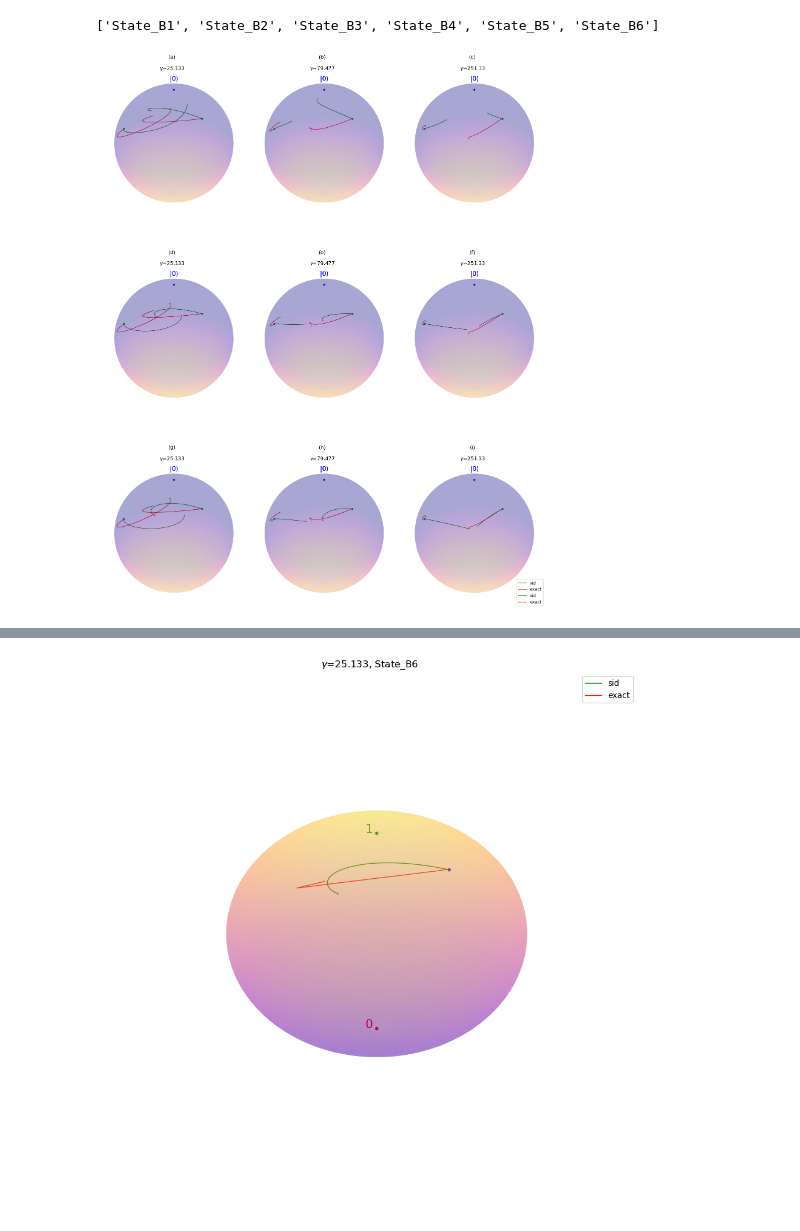
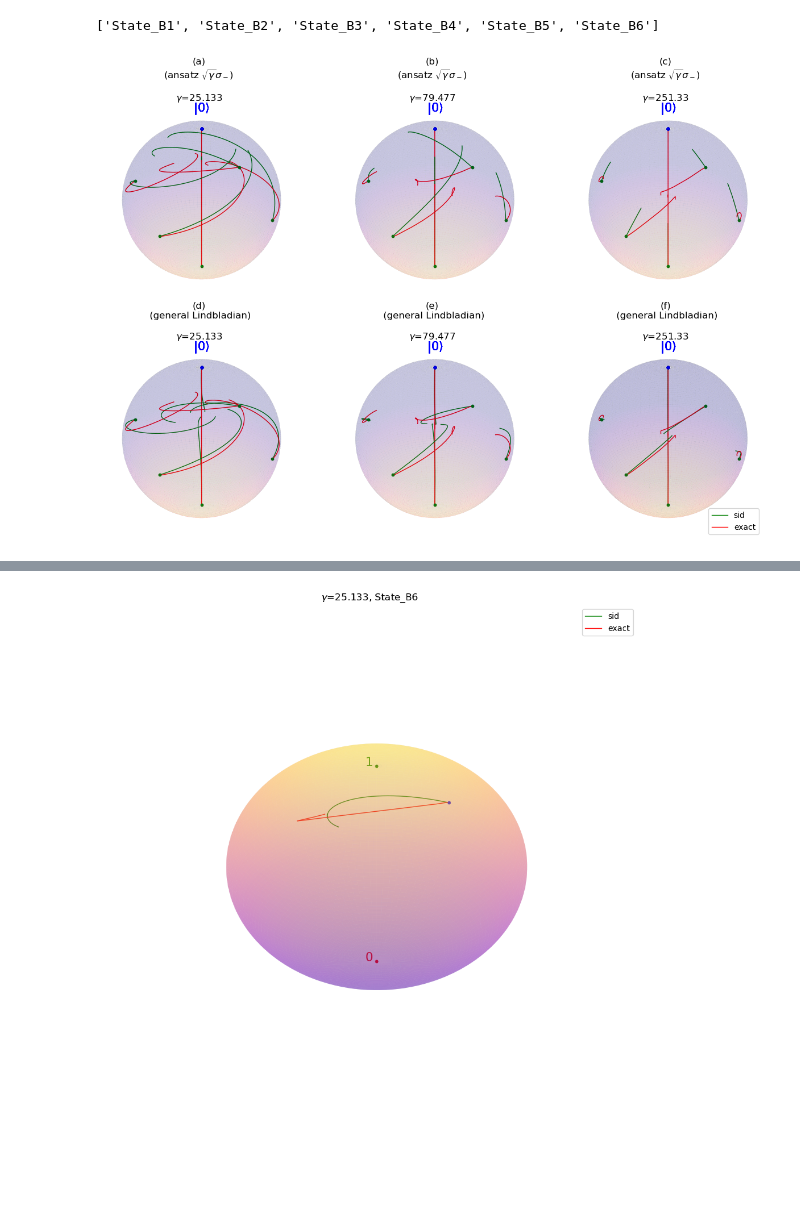
Before and after one commit to zpopovych/OQSID-thesis, a Jupyter notebook: LARGE_GAMMAS/06_plot_trajectories.ipynb, the cells around one changed output, grey strips where cells are left out. Cells and saved outputs as stored; diff of their text form; code cells hidden in the pictures; blank space fills up the shorter version.

```diff
--- a/LARGE_GAMMAS/06_plot_trajectories.ipynb
+++ b/LARGE_GAMMAS/06_plot_trajectories.ipynb
@@ -67,7 +67,7 @@ def plot_traj_ax(ax, trajectories_file, gamma, ch, init_state):
     # Invert z values for color mapping
     z_color = -z  # Inverting z for color map
 
-    ax.plot_surface(x, y, z, rstride=1, cstride=1, cmap='plasma', edgecolor='none', alpha=0.1, facecolors=plt.cm.plasma(z_color))
+    ax.plot_surface(x, y, z, rstride=1, cstride=1, cmap='plasma', edgecolor='none', alpha=0.02, facecolors=plt.cm.plasma(z_color))
 
     # Add points
     top_point = [center[0], center[1], center[2] + r]
@@ -102,41 +102,40 @@ trajectories_file2 = "POP_LARGE_GAMMAS_LME_2_random_trn4_tst2_2024-Mar-06_at_19-
 trajectories_file5 = "POP_LARGE_GAMMAS_LME_5_random_trn4_tst2_2024-Mar-06_at_19-26.h5"
 trajectories_file6 = "POP_LARGE_GAMMAS_LME_6_random_trn4_tst2_2024-Mar-06_at_19-25.h5"
 
+#trajectories_file_gen1 = "POP_LARGE_GAMMAS_LME_GEN_1_random_trn4_tst2_2024-Mar-07_at_15-47.h5"
+trajectories_file_gen1 = "POP_LARGE_GAMMAS_LME_GEN_1_random_trn4_tst2_2024-Mar-07_at_18-20.h5"
+
 test_files = [f"State_B{n}" for n in range(1, 7)]
 
 test_files
 # %% [output]
 ['State_B1', 'State_B2', 'State_B3', 'State_B4', 'State_B5', 'State_B6']
 # %%
-fig, axs = plt.subplots(3, 3, subplot_kw={'projection': '3d'}, figsize=(15, 20))
+fig, axs = plt.subplots(2, 3, subplot_kw={'projection': '3d'}, figsize=(15, 10))
 
 #gammas = [ "0.079477",  "0.25133", "0.79477", "2.5133", "7.9477", "25.133", "79.477", "251.33"]
 
 gammas = ["25.133", "79.477", "251.33"]
 
-init_state0 = test_files[0]
-init_state1 = test_files[1]
+
+plot_traj_ax(axs[1,2], trajectories_file1, g, ch, test_files[0])
+axs[1,2].legend(loc='lower right')
 
 for ax,g, ch in zip(axs[0,:],gammas,list(string.ascii_lowercase[:3])):
-    plot_traj_ax(ax, trajectories_file2, g, ch, init_state0)
-    plot_traj_ax(ax, trajectories_file2, g, ch, init_state1)
-    ax.set_axis_off()
+    for init_state in test_files:
+        plot_traj_ax(ax, trajectories_file1, g, ch+')\n'+r'(ansatz $\sqrt{\gamma}\sigma_-$', init_state)
+        ax.set_axis_off()
 
 for ax,g, ch in zip(axs[1,:],gammas,list(string.ascii_lowercase[3:6])):
-    plot_traj_ax(ax, trajectories_file5, g, ch, init_state0)
-    plot_traj_ax(ax, trajectories_file5, g, ch, init_state1)
-    ax.set_axis_off()
+    for init_state in test_files:
+        plot_traj_ax(ax, trajectories_file_gen1, g, ch+')\n (general Lindbladian', init_state)
+        ax.set_axis_off()
 
-for ax,g, ch in zip(axs[2,:],gammas,list(string.ascii_lowercase[6:9])):
-    plot_traj_ax(ax, trajectories_file6, g, ch, init_state0)
-    plot_traj_ax(ax, trajectories_file6, g, ch, init_state1)
-    ax.set_axis_off()
+#axs[0,0].set_ylabel(r'Ansatz $\sqrt{\gamma}\sigma_-$')
 
-axs[2,2].legend(loc='lower right')
-
-fig.tight_layout()
+#fig.tight_layout()
 plt.show()
 
 #fig.savefig("Trajectories_LARGE_GAMMA.pdf")
 # %% [output]
-[figure, old version]
+[figure, new version]
```
Also changed, not shown: parts of 1 cell of this notebook, 4 other files.
